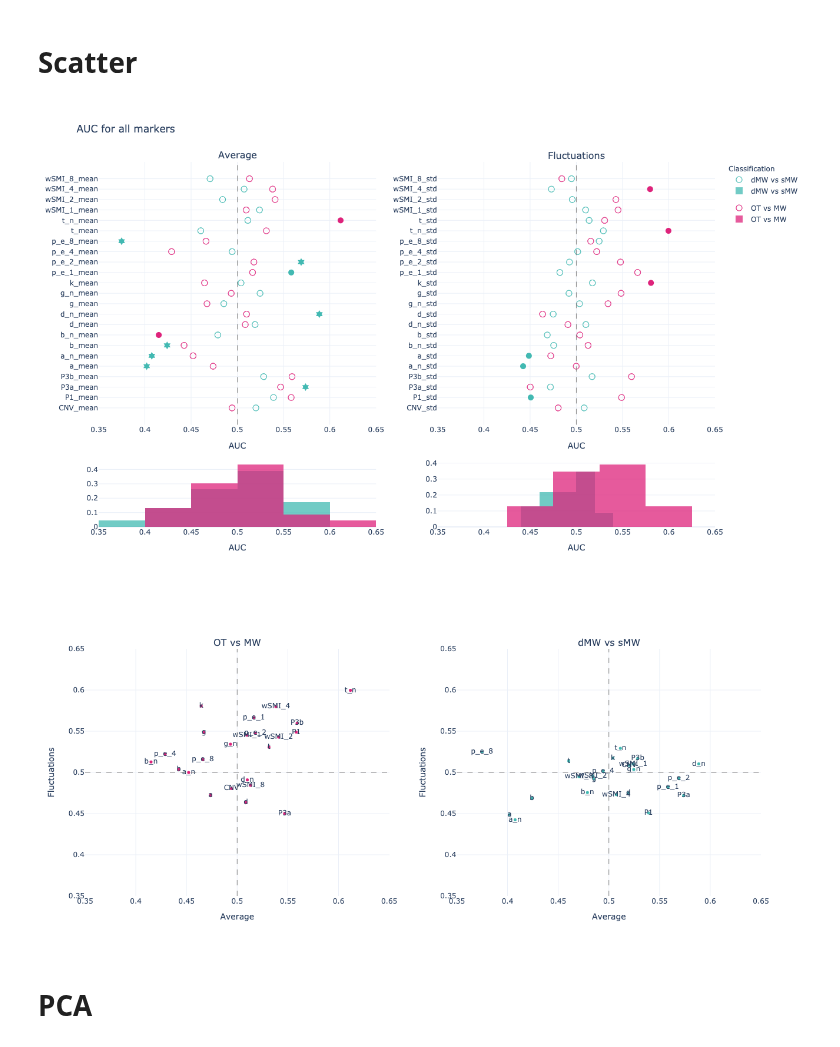
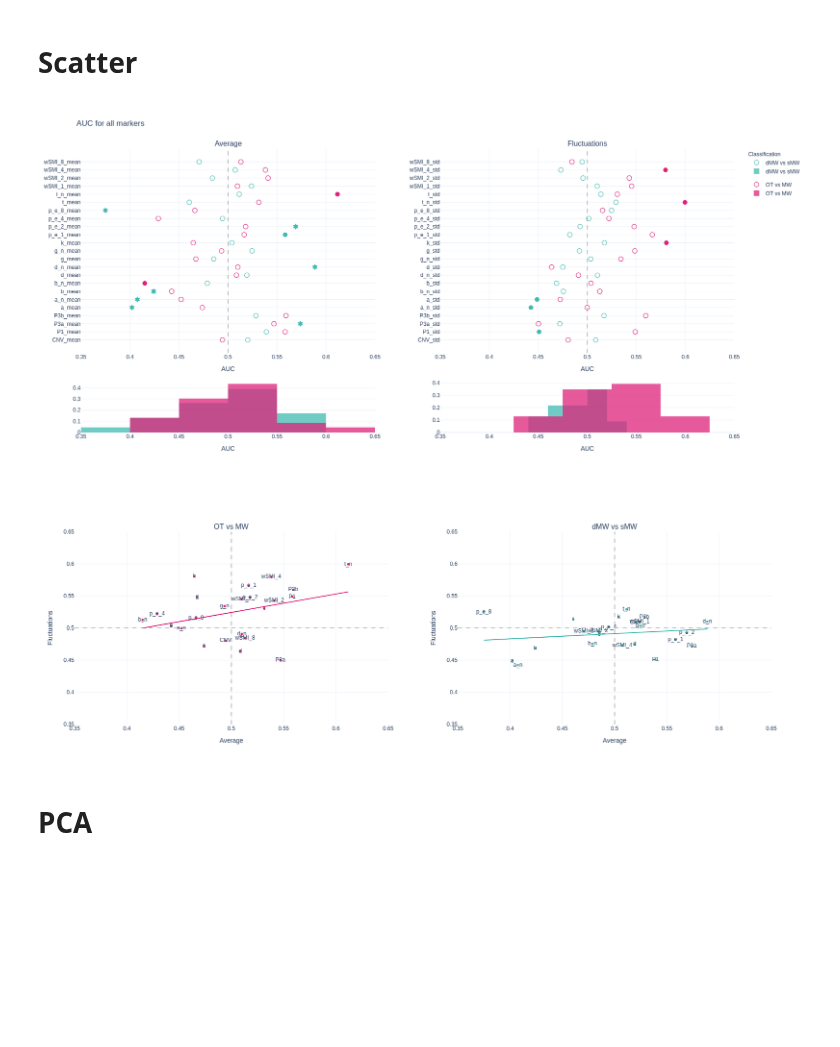
Before and after one commit to Nicobruno92/mw_markers_project, a Jupyter notebook: plots.ipynb, the cells around one changed output. Cells and saved outputs as stored; diff of their text form; code cells hidden in the pictures; blank space fills up the shorter version.

```diff
--- a/plots.ipynb
+++ b/plots.ipynb
@@ -69,8 +71,8 @@ aucs_mind = svm_mind.groupby('markers', as_index= False).agg({'AUC':'mean', 'sig
 svm_mw = pd.read_csv('Data/univariate_roc_mw_segment.csv')
 aucs_mw = svm_mw.groupby('markers', as_index= False).agg({'AUC':'mean', 'significant':'first'}).assign(symbol = lambda df: df.significant.apply(symbol_fun))
 # %%
-significant_mind = aucs_mind.query("significant == 'Signficant'").markers.to_list()
-significant_mw = aucs_mw.query("significant == 'Signficant'").markers.to_list()
+significant_mind = aucs_mind.query("significant != 'p > 0.05'").markers.to_list()
+significant_mw = aucs_mw.query("significant != 'p > 0.05'").markers.to_list()
 
 significant_markers = significant_mind + significant_mw
 # %%
@@ -172,6 +174,6 @@ pio.write_json(fig, 'Figs/radar_auc_all.plotly')
 # %%
-mw =aucs_mw[aucs_mw['markers'].isin([i for i in signficant_markers])]
-mind =aucs_mind[aucs_mind['markers'].isin([i for i in signficant_markers])]
+mw =aucs_mw[aucs_mw['markers'].isin([i for i in significant_markers])]
+mind =aucs_mind[aucs_mind['markers'].isin([i for i in significant_markers])]
 
 fig = go.Figure()
 
@@ -460,7 +462,7 @@ fig.update_layout(
 fig.show()
 pio.write_json(fig, 'Figs/scatter_auc_all.plotly')
 # %% [output]
-[figure, old version]
+[figure, new version]
 # %%
 mind = mind_average.assign(marker = lambda df: df['markers'].str.replace('_mean', '')).merge(
 mind_fluctuations.assign(marker = lambda df: df['markers'].str.replace('_std', '')), on = 'marker', how = 'inner'
@@ -468,6 +470,9 @@ mind_fluctuations.assign(marker = lambda df: df['markers'].str.replace('_std', '
 mw = mw_average.assign(marker = lambda df: df['markers'].str.replace('_mean', '')).merge(
 mw_fluctuations.assign(marker = lambda df: df['markers'].str.replace('_std', '')), on = 'marker', how = 'inner'
 )
+
+mind_regression = sm.OLS(mind.AUC_y, sm.add_constant(mind.AUC_x)).fit().fittedvalues
+mw_regression = sm.OLS(mw.AUC_y,sm.add_constant(mw.AUC_x)).fit().fittedvalues
 
 fig = make_subplots(rows=1, cols=2,
                     subplot_titles = ['OT vs MW', 'dMW vs sMW'],
@@ -482,9 +487,12 @@ fig.add_trace(go.Scatter(
 #     marker_symbol= symbol_fun(mind, significant_mw)
 
 ))
+# fig.add_trace(px.scatter(mind, x = 'AUC_x', y = 'AUC_y', trendline= 'ols', text = 'marker'), row = 1, col = 1)
+
 fig.add_vline(x=0.5, line_width=1, line_dash="dash", line_color="grey", row = 1, col = 1)
 fig.add_hline(y=0.5, line_width=1, line_dash="dash", line_color="grey", row = 1, col = 1)
 
+fig.add_trace(go.Scatter(name='line of best fit', x=mind.AUC_x, y=mind_regression, mode='lines', line_color=pink), row = 1, col = 1)
 
 
 fig.add_trace(go.Scatter(
@@ -493,34 +501,36 @@ fig.add_trace(go.Scatter(
     text = mw.marker,
     mode = 'markers+text',
     marker = {'color':lblue, 'size': 5},
 #     marker_symbol= symbol_fun(mind, significant_mw)
 
 ), row =1, col = 2)
 fig.add_vline(x=0.5, line_width=1, line_dash="dash", line_color="grey", row = 1, col = 2)
 fig.add_hline(y=0.5, line_width=1, line_dash="dash", line_color="grey", row = 1, col = 2)
+fig.add_trace(go.Scatter(name='line of best fit', x=mw.AUC_x, y=mw_regression, mode='lines', line_color=lblue), row = 1, col = 2)
+
 
 
 # Update xaxis properties
 fig.update_xaxes(title_text="Average", range=[.35, .65],row=1, col=1)
 fig.update_xaxes(title_text="Average", range=[.35,.65], row=1, col=2)
 
 # Update yaxis properties
 fig.update_yaxes(title_text="Fluctuations", range=[.35, .65],row=1, col=1)
 fig.update_yaxes(title_text="Fluctuations", range=[.35,.65], row=1, col=2)
 
 
 fig.update_layout(
     width=1200,
     height=600,
     template = "plotly_white",
     showlegend=False,
 
 )
 
 fig.show()
 pio.write_json(fig, 'Figs/average_fluctuations_auc_all.plotly')
 # %% [output]
-[figure, old version]
+[figure, new version]
 # %% [markdown]
 # PCA
 # %%
```
Also changed, not shown: parts of 4 cells of this notebook, 12 other files.
